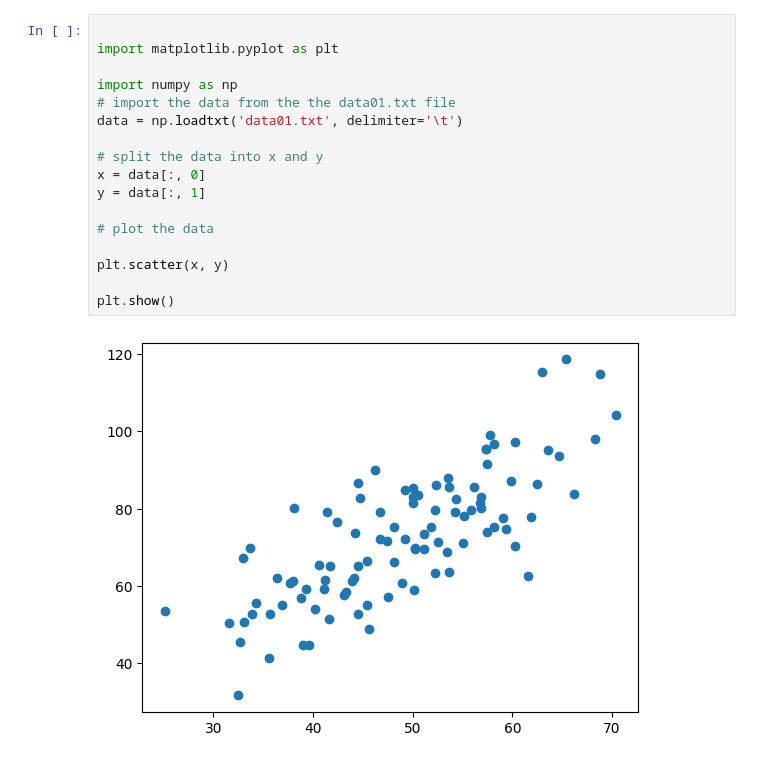
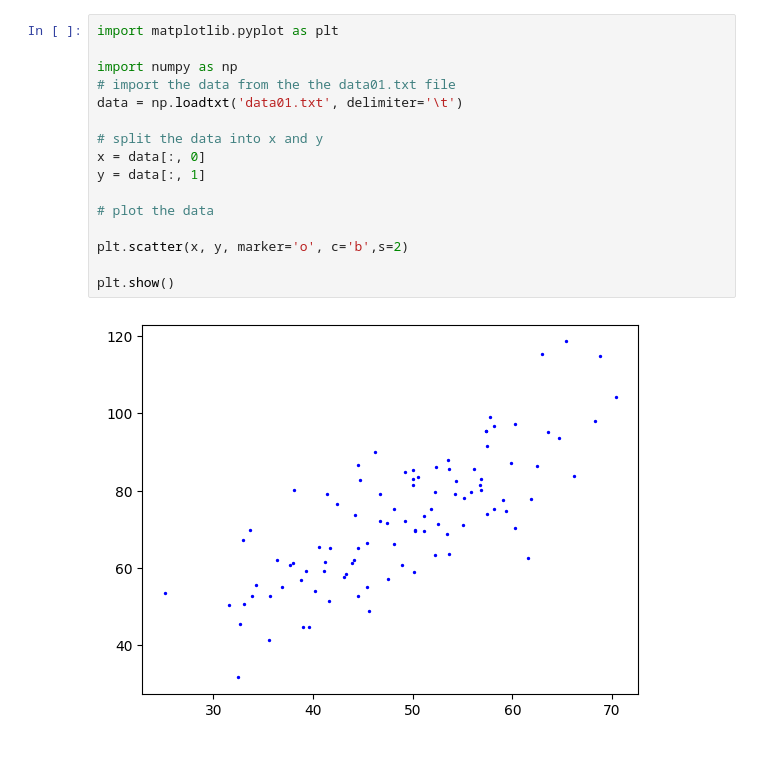
Before and after one commit to lakpahana/Theory_ML_2023, a Jupyter notebook: gradient_descent.ipynb, the cells around one changed output. Saved outputs shown, nothing was run; the diff lists cells and outputs as text.

```diff
--- a/gradient_descent.ipynb
+++ b/gradient_descent.ipynb
@@ -1,19 +1,18 @@
 # %%
-
 import matplotlib.pyplot as plt
 
 import numpy as np
 # import the data from the the data01.txt file
 data = np.loadtxt('data01.txt', delimiter='\t')
 
 # split the data into x and y
 x = data[:, 0]
 y = data[:, 1]
 
 # plot the data
 
-plt.scatter(x, y)
+plt.scatter(x, y, marker='o', c='b',s=2)
 
 plt.show()
 # %% [output]
-[figure, old version]
+[figure, new version]
```
Also changed, not shown: parts of 2 cells of this notebook.
